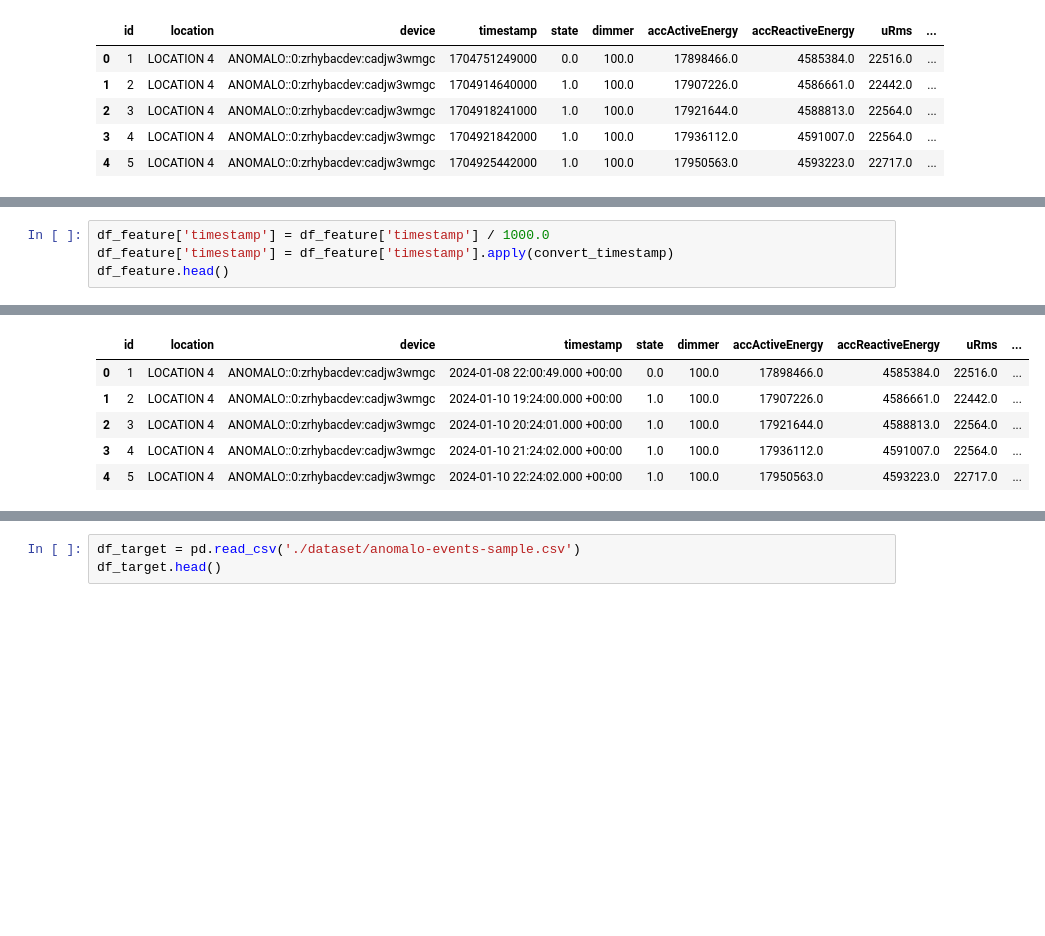
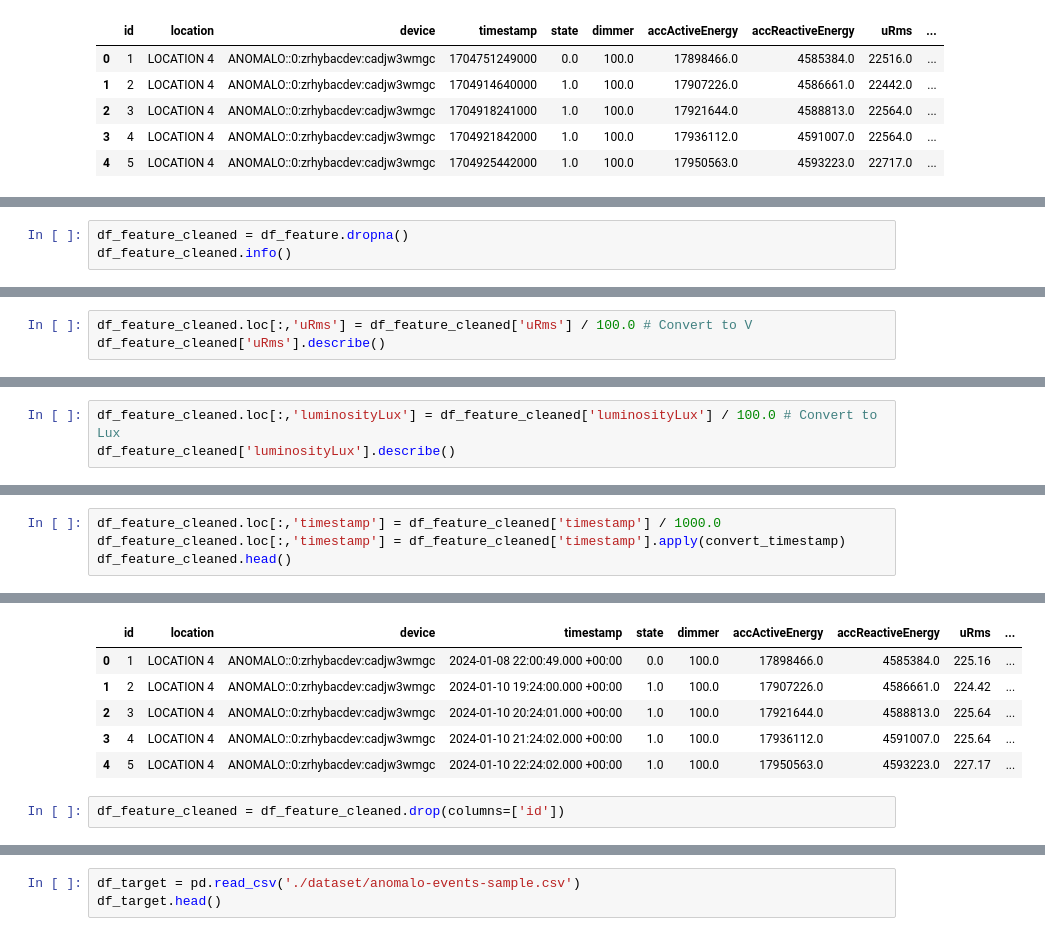
Before and after one commit to Joaohsd/project-c318, a Jupyter notebook: nouvenn.ipynb, the cells around one changed output, grey strips where cells are left out. Drawn from its saved outputs; the diff is of its cells as text; blank space fills up the shorter version.

```diff
--- a/nouvenn.ipynb
+++ b/nouvenn.ipynb
@@ -70,0 +111,3 @@ df_feature.head()
+# %%
+df_feature_cleaned = df_feature.dropna()
+df_feature_cleaned.info()
@@ -70,0 +146,3 @@ df_feature.head()
+# %%
+df_feature_cleaned.loc[:,'uRms'] = df_feature_cleaned['uRms'] / 100.0 # Convert to V
+df_feature_cleaned['uRms'].describe()
@@ -70,0 +159,3 @@ df_feature.head()
+# %%
+df_feature_cleaned.loc[:,'luminosityLux'] = df_feature_cleaned['luminosityLux'] / 100.0 # Convert to Lux
+df_feature_cleaned['luminosityLux'].describe()
@@ -71,5 +172,5 @@ df_feature.head()
 # %%
-df_feature['timestamp'] = df_feature['timestamp'] / 1000.0
-df_feature['timestamp'] = df_feature['timestamp'].apply(convert_timestamp)
-df_feature.head()
+df_feature_cleaned.loc[:,'timestamp'] = df_feature_cleaned['timestamp'] / 1000.0
+df_feature_cleaned.loc[:,'timestamp'] = df_feature_cleaned['timestamp'].apply(convert_timestamp)
+df_feature_cleaned.head()
 # %% [output]
@@ -76,6 +180,8 @@ df_feature.head()
 |  | id | location | device | timestamp | state | dimmer | accActiveEnergy | accReactiveEnergy | uRms | ... |
-| 0 | 1 | LOCATION 4 | ANOMALO::0:zrhybacdev:cadjw3wmgc | 2024-01-08 22:00:49.000 +00:00 | 0.0 | 100.0 | 17898466.0 | 4585384.0 | 22516.0 | ... |
-| 1 | 2 | LOCATION 4 | ANOMALO::0:zrhybacdev:cadjw3wmgc | 2024-01-10 19:24:00.000 +00:00 | 1.0 | 100.0 | 17907226.0 | 4586661.0 | 22442.0 | ... |
-| 2 | 3 | LOCATION 4 | ANOMALO::0:zrhybacdev:cadjw3wmgc | 2024-01-10 20:24:01.000 +00:00 | 1.0 | 100.0 | 17921644.0 | 4588813.0 | 22564.0 | ... |
-| 3 | 4 | LOCATION 4 | ANOMALO::0:zrhybacdev:cadjw3wmgc | 2024-01-10 21:24:02.000 +00:00 | 1.0 | 100.0 | 17936112.0 | 4591007.0 | 22564.0 | ... |
-| 4 | 5 | LOCATION 4 | ANOMALO::0:zrhybacdev:cadjw3wmgc | 2024-01-10 22:24:02.000 +00:00 | 1.0 | 100.0 | 17950563.0 | 4593223.0 | 22717.0 | ... |
+| 0 | 1 | LOCATION 4 | ANOMALO::0:zrhybacdev:cadjw3wmgc | 2024-01-08 22:00:49.000 +00:00 | 0.0 | 100.0 | 17898466.0 | 4585384.0 | 225.16 | ... |
+| 1 | 2 | LOCATION 4 | ANOMALO::0:zrhybacdev:cadjw3wmgc | 2024-01-10 19:24:00.000 +00:00 | 1.0 | 100.0 | 17907226.0 | 4586661.0 | 224.42 | ... |
+| 2 | 3 | LOCATION 4 | ANOMALO::0:zrhybacdev:cadjw3wmgc | 2024-01-10 20:24:01.000 +00:00 | 1.0 | 100.0 | 17921644.0 | 4588813.0 | 225.64 | ... |
+| 3 | 4 | LOCATION 4 | ANOMALO::0:zrhybacdev:cadjw3wmgc | 2024-01-10 21:24:02.000 +00:00 | 1.0 | 100.0 | 17936112.0 | 4591007.0 | 225.64 | ... |
+| 4 | 5 | LOCATION 4 | ANOMALO::0:zrhybacdev:cadjw3wmgc | 2024-01-10 22:24:02.000 +00:00 | 1.0 | 100.0 | 17950563.0 | 4593223.0 | 227.17 | ... |
+# %%
+df_feature_cleaned = df_feature_cleaned.drop(columns=['id'])
```
Also changed, not shown: parts of 70 cells of this notebook, 1 other file.
